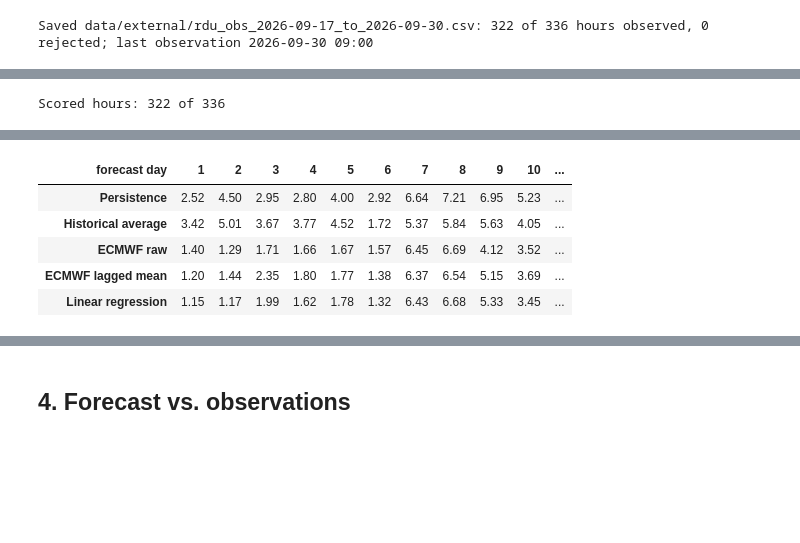
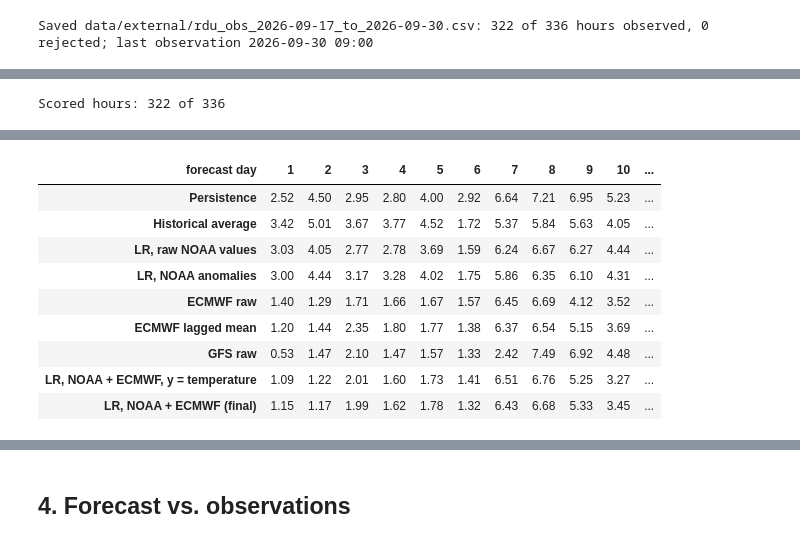
Before and after one commit to sz381/AIPI-520-Project-1, a Jupyter notebook: notebooks/05_linear_regression_test_evaluation.ipynb, the cells around one changed output, grey strips where cells are left out. Drawn from its saved outputs; the diff is of its cells as text; code cells hidden in the pictures; blank space fills up the shorter version.

```diff
--- a/notebooks/05_linear_regression_test_evaluation.ipynb
+++ b/notebooks/05_linear_regression_test_evaluation.ipynb
@@ -27,7 +27,8 @@ PROJECT_ROOT = next(
     if (folder / "notebooks").is_dir() and (folder / "requirements.txt").is_file()
 )
 FORECAST_FILE = PROJECT_ROOT / "reports" / "forecast_2026-09-17_to_2026-09-30_linear_regression.csv"
-SAMPLES_FILE = PROJECT_ROOT / "data" / "processed" / "model_samples_2024-03-14_to_2026-09-16.csv.gz"
+COMPARISON_FILE = PROJECT_ROOT / "reports" / "forecast_2026-09-17_to_2026-09-30_comparison_methods.csv"
+VALIDATION_FILE = PROJECT_ROOT / "reports" / "validation_summary.csv"
 FROZEN_FILE = PROJECT_ROOT / "scripts" / "results" / "final_forecast_M14.csv"   # frozen before any test data was seen
 FROZEN_HASH = PROJECT_ROOT / "scripts" / "results" / "final_forecast_M14.sha256"
 TEST_OBS_FILE = PROJECT_ROOT / "data" / "external" / "rdu_obs_2026-09-17_to_2026-09-30.csv"
@@ -46,12 +47,15 @@ def save_fig(fig, name):
 
 
 forecast = pd.read_csv(FORECAST_FILE)
+comparison = pd.read_csv(COMPARISON_FILE)
 frozen = pd.read_csv(FROZEN_FILE)
 recorded_hash, frozen_at = FROZEN_HASH.read_text().split("\n")[0].split()[0], FROZEN_HASH.read_text().split("\n")[1]
+same_hours = lambda frame: frame["hour_local"].tolist() == frozen["hour_local"].tolist()
 checks = {
     "frozen file unchanged since it was locked": hashlib.sha256(FROZEN_FILE.read_bytes()).hexdigest() == recorded_hash,
-    "04 forecast = frozen forecast": np.allclose(forecast["forecast_deg_c"], frozen["temperature_forecast_c"])
-                                     and (forecast["hour_local"] == frozen["hour_local"]).all(),
+    "04 forecast = frozen forecast": same_hours(forecast) and np.allclose(forecast["forecast_deg_c"], frozen["temperature_forecast_c"]),
+    "04 comparison file: final model = frozen forecast": same_hours(comparison)
+                                                         and np.allclose(comparison["lr_final"], frozen["temperature_forecast_c"]),
 }
 display(pd.Series(checks, name="passed").to_frame())
 assert all(checks.values())
@@ -115,18 +143,32 @@ All five methods are scored on the same observed hours. This is a single 14-day
 # %%
-samples = pd.read_csv(SAMPLES_FILE, parse_dates=["run_day"])
-final = samples[samples["run_day"].eq(pd.Timestamp("2026-09-16"))].set_index("target_local")
-table = forecast.set_index("hour_local").join(final[["lead_day", "persistence", "ecmwf_lagged_mean"]])
+FINAL = "LR, NOAA + ECMWF (final)"
+METHODS = {  # name: (column in the comparison file, role)
+    "Persistence": ("persistence", "heuristic baseline"),
+    "Historical average": ("historical_average", "heuristic baseline"),
+    "LR, raw NOAA values": ("lr_raw_noaa", "post-hoc comparison (added Oct 5)"),
+    "LR, NOAA anomalies": ("lr_noaa_anomalies", "post-hoc comparison (added Oct 5)"),
+    "ECMWF raw": ("ecmwf_raw", "raw forecast"),
+    "ECMWF lagged mean": ("ecmwf_lagged_mean", "raw forecast"),
+    "GFS raw": ("gfs_raw", "raw forecast, post-hoc (added Oct 5)"),
+    "LR, NOAA + ECMWF, y = temperature": ("lr_temperature_target", "post-hoc comparison (added Oct 5)"),
+    FINAL: ("lr_final", "final model, frozen before the test"),
+}
+table = comparison.set_index("hour_local")
 table["observed"] = actual.set_index("hour_local")["observed_deg_c"]
-methods = {"Persistence": "persistence", "Historical average": "historical_average_deg_c",
-           "ECMWF raw": "ecmwf_raw_deg_c", "ECMWF lagged mean": "ecmwf_lagged_mean", "Linear regression": "forecast_deg_c"}
 scored = table.dropna(subset=["observed"])
-errors = pd.DataFrame({name: scored["observed"] - scored[column] for name, column in methods.items()})
+errors = pd.DataFrame({name: scored["observed"] - scored[column] for name, (column, _) in METHODS.items()})
 
-summary = pd.DataFrame({"MAE": errors.abs().mean(), "RMSE": np.sqrt((errors ** 2).mean()), "bias (obs - forecast)": errors.mean()})
-lr = summary.loc["Linear regression", "MAE"]
-summary["LR improvement (% lower MAE)"] = 100 * (1 - lr / summary["MAE"])
+test_mae = errors.abs().mean()
+scores = pd.DataFrame({
+    "role": [role for _, role in METHODS.values()],
+    "MAE": test_mae,
+    "RMSE": np.sqrt((errors ** 2).mean()),
+    "bias (obs - forecast)": errors.mean(),
+    "% vs hist. avg": 100 * (1 - test_mae / test_mae["Historical average"]),
+    "final LR: % lower MAE than this": 100 * (1 - test_mae[FINAL] / test_mae),
+})
 print(f"Scored hours: {len(scored)} of {len(table)}")
-display(summary.round(2))
+display(scores.round(2))
 
 by_day = errors.abs().groupby(scored["lead_day"].to_numpy()).mean().T
 by_day.columns.name = "forecast day"
@@ -142,6 +188,10 @@ Scored hours: 322 of 336
 | forecast day | 1 | 2 | 3 | 4 | 5 | 6 | 7 | 8 | 9 | 10 | ... |
 | Persistence | 2.52 | 4.50 | 2.95 | 2.80 | 4.00 | 2.92 | 6.64 | 7.21 | 6.95 | 5.23 | ... |
 | Historical average | 3.42 | 5.01 | 3.67 | 3.77 | 4.52 | 1.72 | 5.37 | 5.84 | 5.63 | 4.05 | ... |
+| LR, raw NOAA values | 3.03 | 4.05 | 2.77 | 2.78 | 3.69 | 1.59 | 6.24 | 6.67 | 6.27 | 4.44 | ... |
+| LR, NOAA anomalies | 3.00 | 4.44 | 3.17 | 3.28 | 4.02 | 1.75 | 5.86 | 6.35 | 6.10 | 4.31 | ... |
 | ECMWF raw | 1.40 | 1.29 | 1.71 | 1.66 | 1.67 | 1.57 | 6.45 | 6.69 | 4.12 | 3.52 | ... |
 | ECMWF lagged mean | 1.20 | 1.44 | 2.35 | 1.80 | 1.77 | 1.38 | 6.37 | 6.54 | 5.15 | 3.69 | ... |
-| Linear regression | 1.15 | 1.17 | 1.99 | 1.62 | 1.78 | 1.32 | 6.43 | 6.68 | 5.33 | 3.45 | ... |
+| GFS raw | 0.53 | 1.47 | 2.10 | 1.47 | 1.57 | 1.33 | 2.42 | 7.49 | 6.92 | 4.48 | ... |
+| LR, NOAA + ECMWF, y = temperature | 1.09 | 1.22 | 2.01 | 1.60 | 1.73 | 1.41 | 6.51 | 6.76 | 5.25 | 3.27 | ... |
+| LR, NOAA + ECMWF (final) | 1.15 | 1.17 | 1.99 | 1.62 | 1.78 | 1.32 | 6.43 | 6.68 | 5.33 | 3.45 | ... |
```
Also changed, not shown: parts of 11 cells of this notebook, 22 other files.
